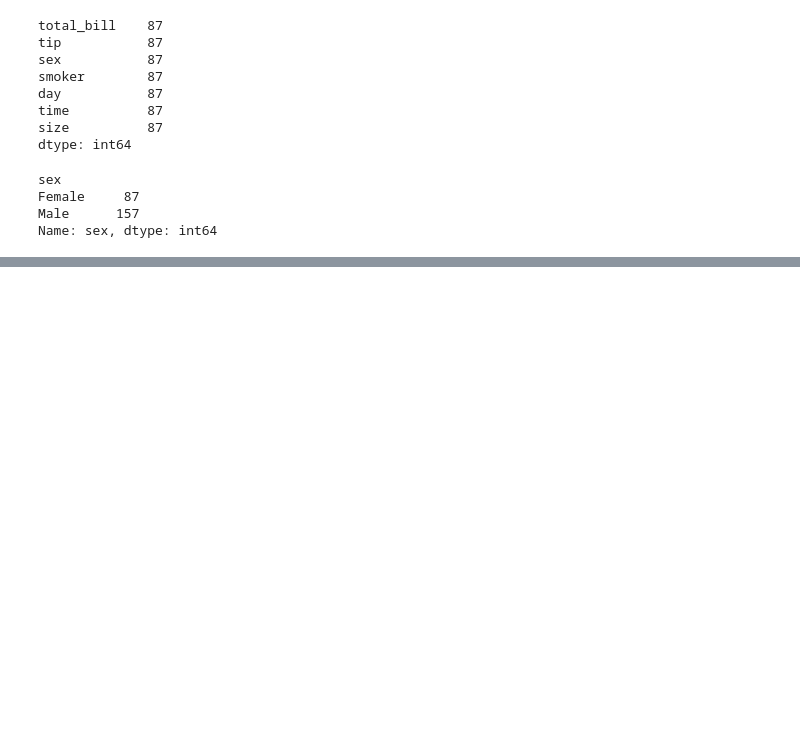
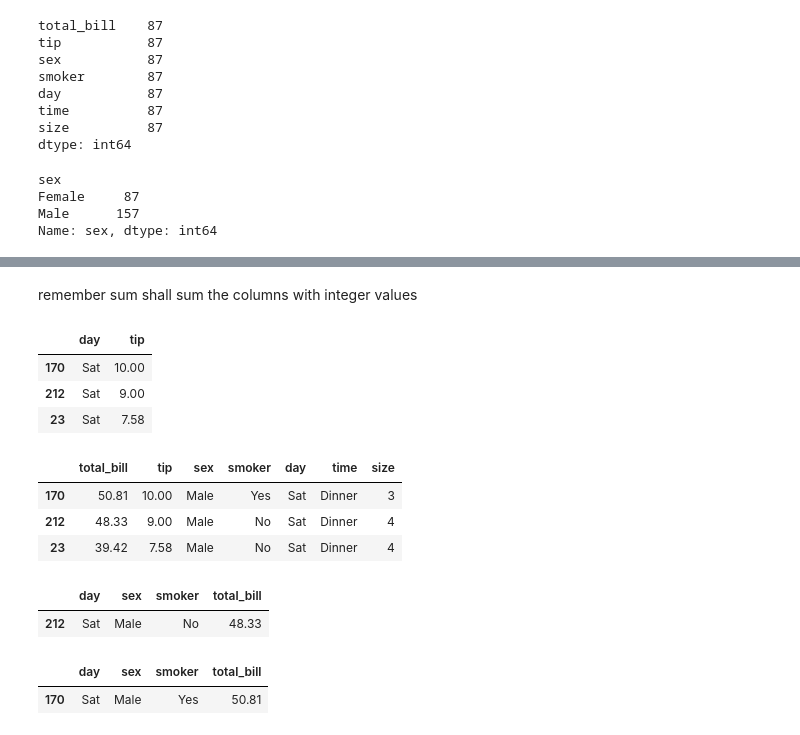
Before and after one commit to sammienjihia/data_science, a Jupyter notebook: pandas_vs_sql.ipynb, the cells around one changed output, grey strips where cells are left out. Cells and saved outputs as stored; diff of their text form; code cells hidden in the pictures; blank space fills up the shorter version.

```diff
--- a/pandas_vs_sql.ipynb
+++ b/pandas_vs_sql.ipynb
@@ -289,0 +330,2 @@ Name: sex, dtype: int64
+# %% [markdown]
+remember sum shall sum the columns with integer values
@@ -289,0 +339,14 @@ Name: sex, dtype: int64
+# %%
+pd_data[['day','tip']].nlargest(3,'tip')
+# %% [output]
+|  | day | tip |
+| 170 | Sat | 10.00 |
+| 212 | Sat | 9.00 |
+| 23 | Sat | 7.58 |
+# %%
+pd_data.nlargest(3,'tip')
+# %% [output]
+|  | total_bill | tip | sex | smoker | day | time | size |
+| 170 | 50.81 | 10.00 | Male | Yes | Sat | Dinner | 3 |
+| 212 | 48.33 | 9.00 | Male | No | Sat | Dinner | 4 |
+| 23 | 39.42 | 7.58 | Male | No | Sat | Dinner | 4 |
@@ -289,0 +355,5 @@ Name: sex, dtype: int64
+# %%
+pd_data[['day','sex','smoker','total_bill']][(pd_data['sex']=='Male')&(pd_data['smoker']=='No')].nlargest(1, 'total_bill')
+# %% [output]
+|  | day | sex | smoker | total_bill |
+| 212 | Sat | Male | No | 48.33 |
@@ -289,0 +364,5 @@ Name: sex, dtype: int64
+# %%
+pd_data[['day','sex','smoker','total_bill']][(pd_data['sex']=='Male')&(pd_data['smoker']=='Yes')].nlargest(1, 'total_bill')
+# %% [output]
+|  | day | sex | smoker | total_bill |
+| 170 | Sat | Male | Yes | 50.81 |
```
Also changed, not shown: parts of 30 cells of this notebook, 3 other files.
